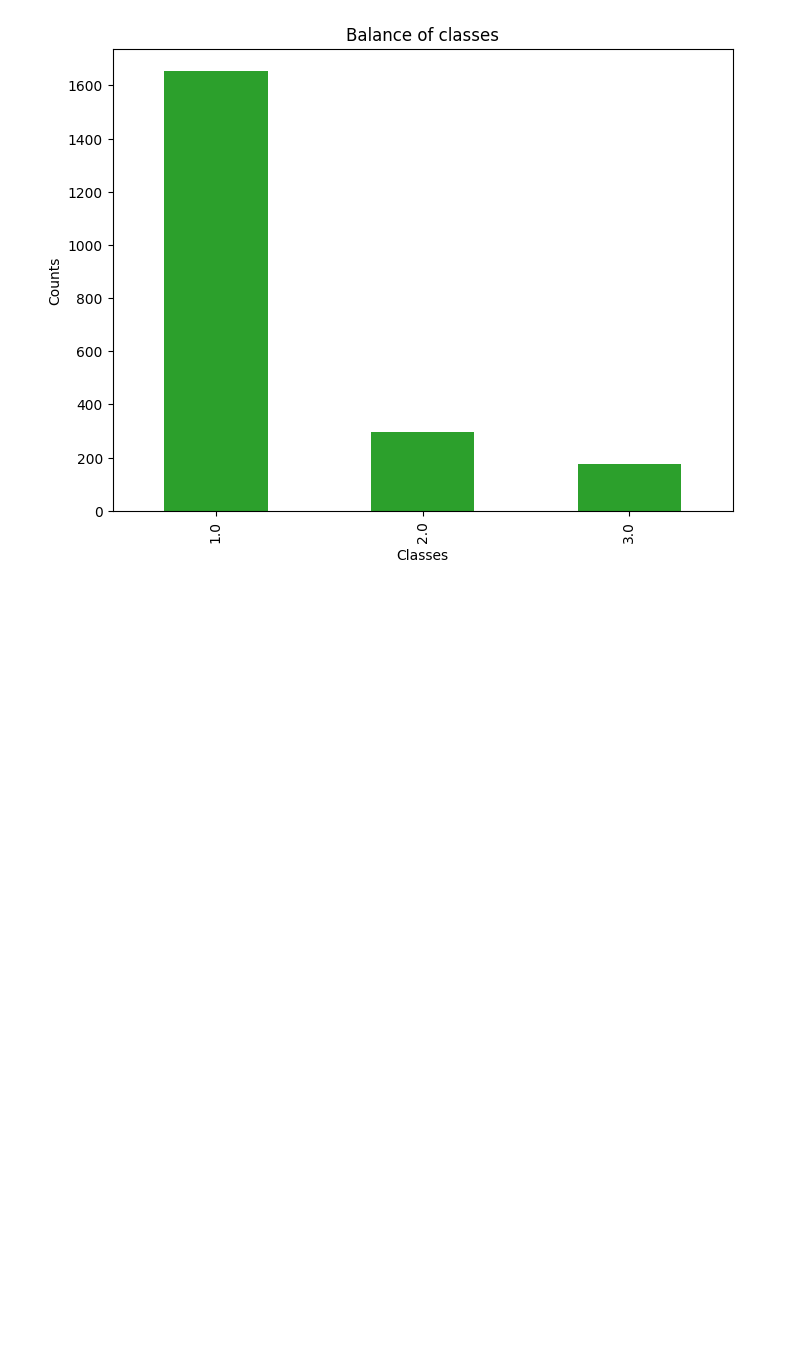
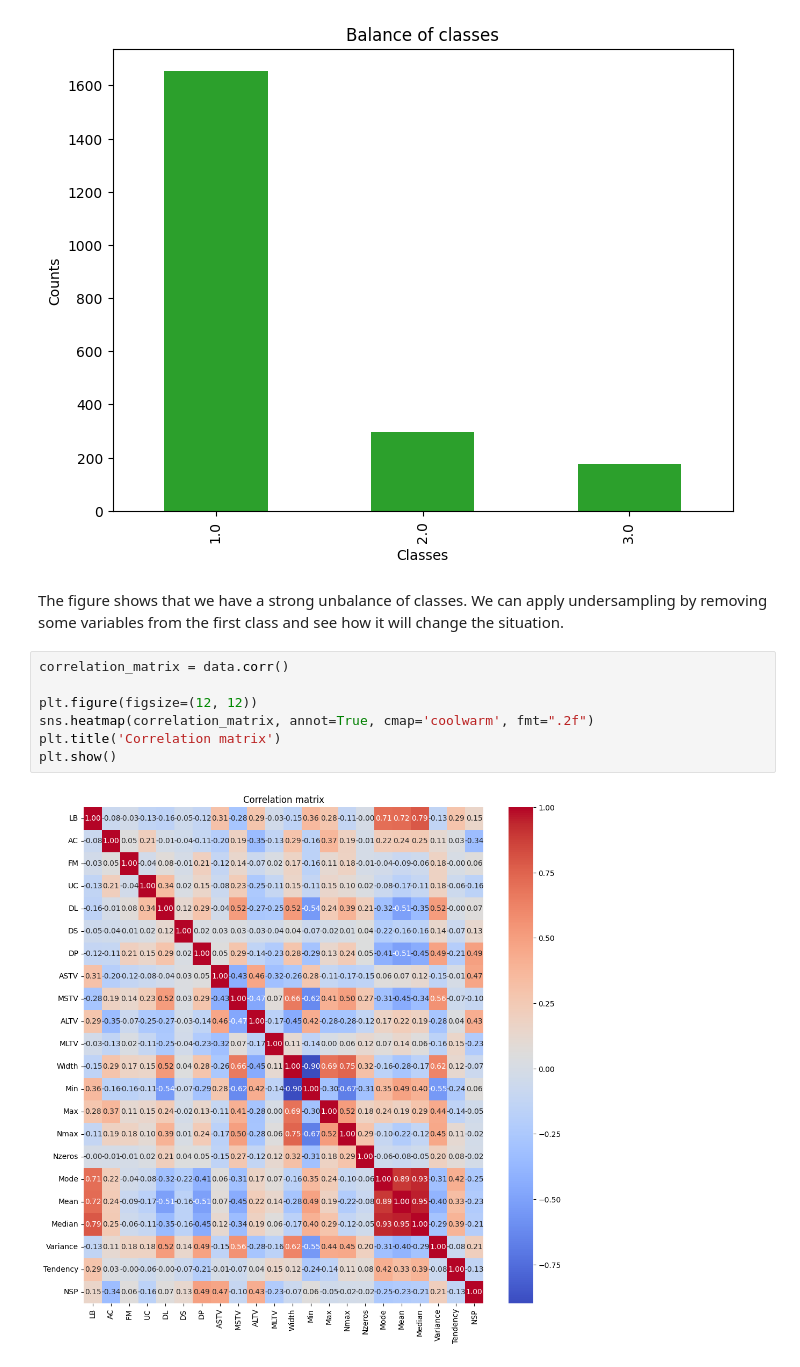
Before and after one commit to SergeyHSE/BaggingAndNLP.github.io, a Jupyter notebook: LogRegCardiotocography.ipynb, the cells around one changed output. Cells and saved outputs as stored; diff of their text form; blank space fills up the shorter version.

```diff
--- a/LogRegCardiotocography.ipynb
+++ b/LogRegCardiotocography.ipynb
@@ -187,3 +187,14 @@ plt.ylabel('Counts')
 plt.show()
 # %% [output]
 [figure]
+# %% [markdown]
+The figure shows that we have a strong unbalance of classes. We can apply undersampling by removing some variables from the first class and see how it will change the situation.
+# %%
+correlation_matrix = data.corr()
+
+plt.figure(figsize=(12, 12))
+sns.heatmap(correlation_matrix, annot=True, cmap='coolwarm', fmt=".2f")
+plt.title('Correlation matrix')
+plt.show()
+# %% [output]
+[figure, added]
```
